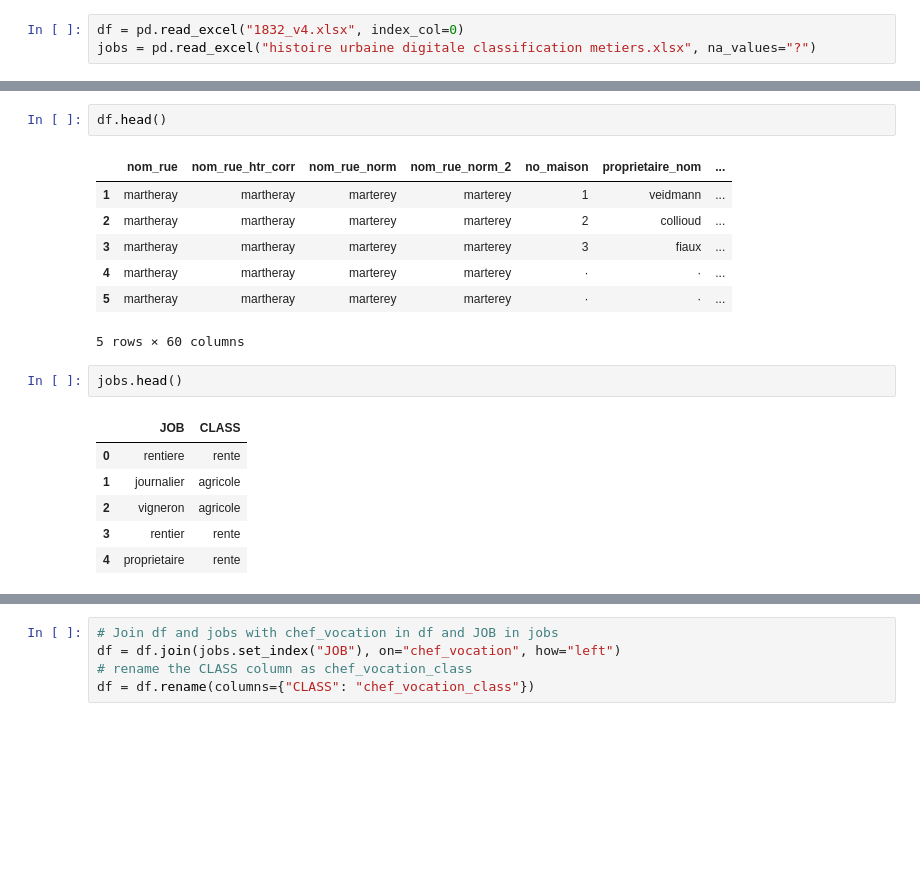
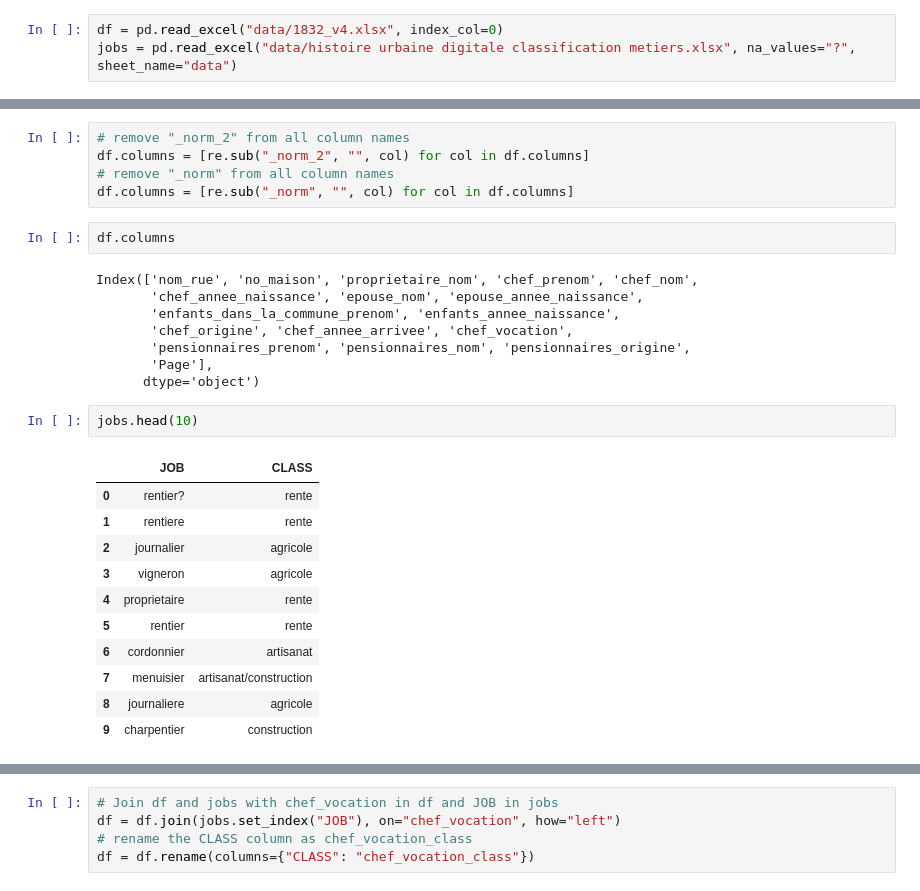
Before and after one commit to ozan-guven/HUM-450-Project, a Jupyter notebook: rec_1832.ipynb, the cells around one changed output, grey strips where cells are left out. Drawn from its saved outputs; the diff is of its cells as text; blank space fills up the shorter version.

```diff
--- a/rec_1832.ipynb
+++ b/rec_1832.ipynb
@@ -7,3 +9,3 @@ import re
 # %%
-df = pd.read_excel("1832_v4.xlsx", index_col=0)
-jobs = pd.read_excel("histoire urbaine digitale classification metiers.xlsx", na_values="?")
+df = pd.read_excel("data/1832_v4.xlsx", index_col=0)
+jobs = pd.read_excel("data/histoire urbaine digitale classification metiers.xlsx", na_values="?", sheet_name="data")
@@ -10,22 +32,32 @@ jobs = pd.read_excel("histoire urbaine digitale classification metiers.xlsx", na
+# %%
+# remove "_norm_2" from all column names
+df.columns = [re.sub("_norm_2", "", col) for col in df.columns]
+# remove "_norm" from all column names
+df.columns = [re.sub("_norm", "", col) for col in df.columns]
 # %%
-df.head()
+df.columns
 # %% [output]
-|  | nom_rue | nom_rue_htr_corr | nom_rue_norm | nom_rue_norm_2 | no_maison | proprietaire_nom | ... |
-| 1 | martheray | martheray | marterey | marterey | 1 | veidmann | ... |
-| 2 | martheray | martheray | marterey | marterey | 2 | collioud | ... |
-| 3 | martheray | martheray | marterey | marterey | 3 | fiaux | ... |
-| 4 | martheray | martheray | marterey | marterey | · | · | ... |
-| 5 | martheray | martheray | marterey | marterey | · | · | ... |
-5 rows × 60 columns
+Index(['nom_rue', 'no_maison', 'proprietaire_nom', 'chef_prenom', 'chef_nom',
+       'chef_annee_naissance', 'epouse_nom', 'epouse_annee_naissance',
+       'enfants_dans_la_commune_prenom', 'enfants_annee_naissance',
+       'chef_origine', 'chef_annee_arrivee', 'chef_vocation',
+       'pensionnaires_prenom', 'pensionnaires_nom', 'pensionnaires_origine',
+       'Page'],
+      dtype='object')
 # %%
-jobs.head()
+jobs.head(10)
 # %% [output]
 |  | JOB | CLASS |
-| 0 | rentiere | rente |
-| 1 | journalier | agricole |
-| 2 | vigneron | agricole |
-| 3 | rentier | rente |
+| 0 | rentier? | rente |
+| 1 | rentiere | rente |
+| 2 | journalier | agricole |
+| 3 | vigneron | agricole |
 | 4 | proprietaire | rente |
+| 5 | rentier | rente |
+| 6 | cordonnier | artisanat |
+| 7 | menuisier | artisanat/construction |
+| 8 | journaliere | agricole |
+| 9 | charpentier | construction |
 # %%
 df["chef_vocation"]
 # %% [output]
```
Also changed, not shown: parts of 22 cells of this notebook.
